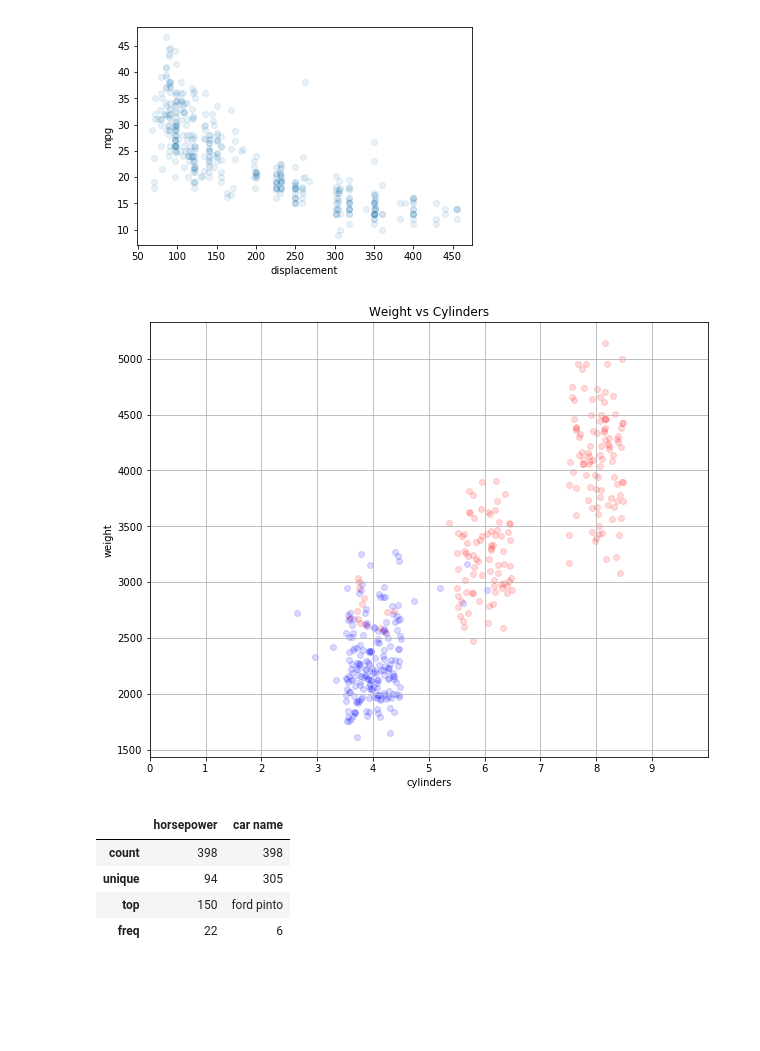
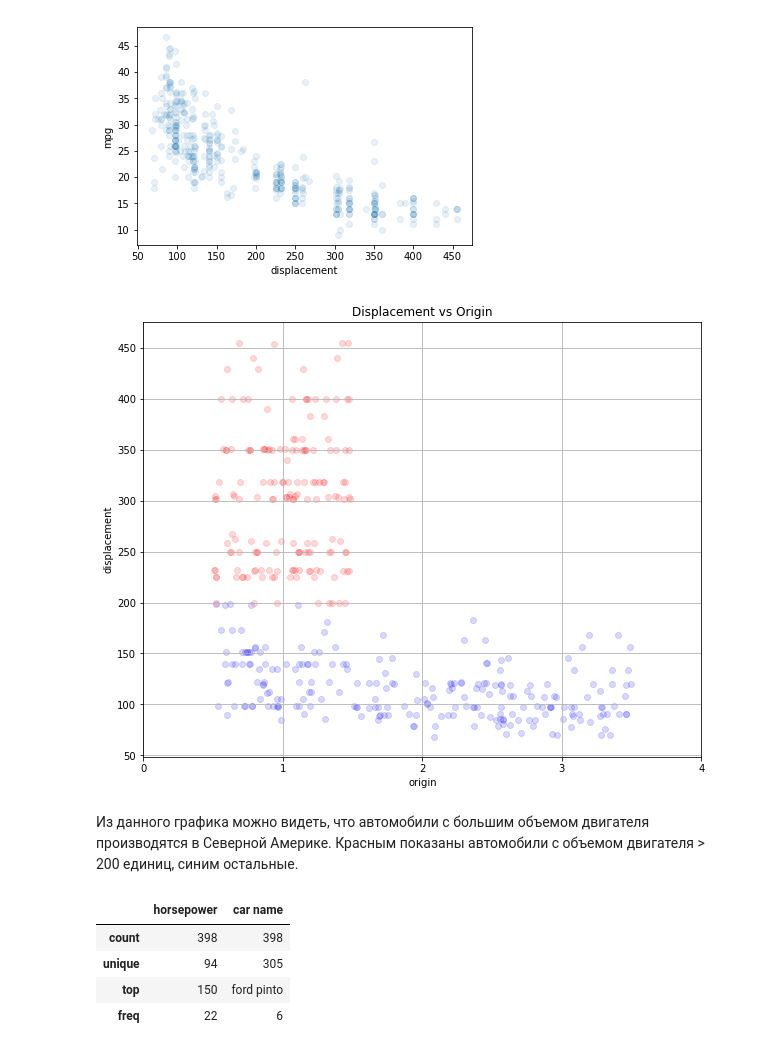
Before and after one commit to mzemlyanikin/hse-ml, a Jupyter notebook: auto-mpg.ipynb, the cells around one changed output. Drawn from its saved outputs; the diff is of its cells as text; code cells hidden in the pictures; blank space fills up the shorter version.

```diff
--- a/auto-mpg.ipynb
+++ b/auto-mpg.ipynb
@@ -107,36 +127,34 @@ pass
 [figure]
 # %%
 np.random.seed(0)
-cylinders_rnd = data['cylinders'] + np.random.rand(data.shape[0]) - .5
+cylinders_rnd = data['origin'] + np.random.rand(data.shape[0]) - .5
 
 plt.figure(figsize = (10, 8))
 
-plt.scatter(cylinders_rnd[data['displacement'] < 150],
-            data[data['displacement'] < 150]['weight'],
+plt.scatter(cylinders_rnd[data['displacement'] < 200],
+            data[data['displacement'] < 200]['displacement'],
             alpha = 0.15,
-            label = 'V < 150',
+            label = 'V < 200',
             color = 'b')
 
 
-plt.scatter(cylinders_rnd[data['displacement'] >= 150],
-            data[data['displacement'] >= 150]['weight'],
+plt.scatter(cylinders_rnd[data['displacement'] >= 200],
+            data[data['displacement'] >= 200]['displacement'],
             alpha = 0.15,
-            label = 'V >= 150',
+            label = 'V >= 200',
             color = 'r')
-# plt.scatter(education_num_rnd[data['class'] == '>50K'],
-#             data[data['class'] == '>50K']['age'],
-#             alpha = 0.15,
-#             label = '>50K',
-#             color = 'r')
 
-plt.xlabel('cylinders')
+plt.xlabel('origin')
 plt.xticks(range(10))
-plt.xlim(0, 10)
-plt.ylabel('weight')
-plt.title('Weight vs Cylinders')
+plt.xlim(0, 4)
+plt.ylabel('displacement')
+plt.title('Displacement vs Origin')
 plt.grid()
 # %% [output]
-[figure, old version]
+[figure, new version]
+# %% [markdown]
+Из данного графика можно видеть, что автомобили с большим объемом двигателя производятся в Северной Америке.
+Красным показаны автомобили с объемом двигателя > 200 единиц, синим остальные.
 # %%
 data.describe(include = ['object'])
 # %% [output]
```
Also changed, not shown: parts of 66 cells of this notebook.
